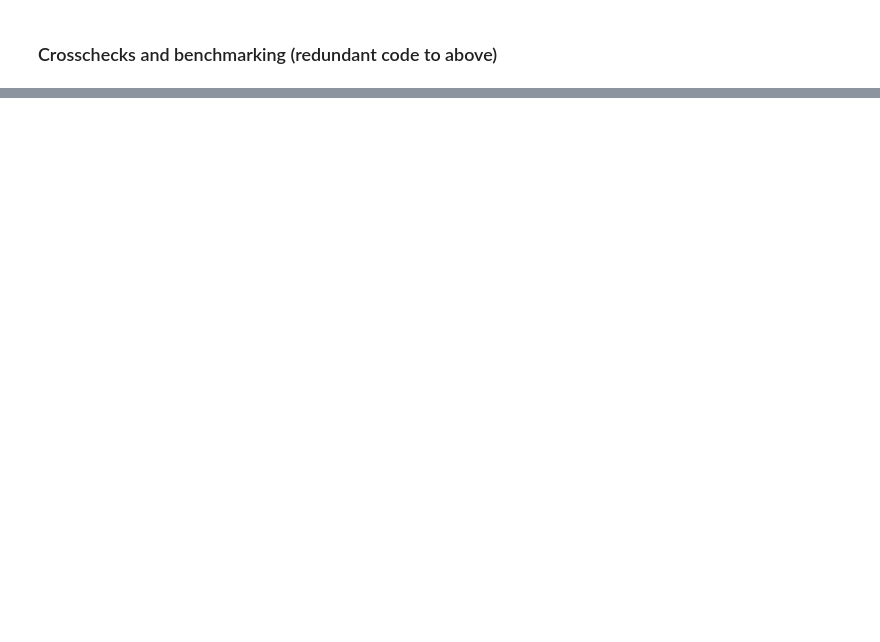
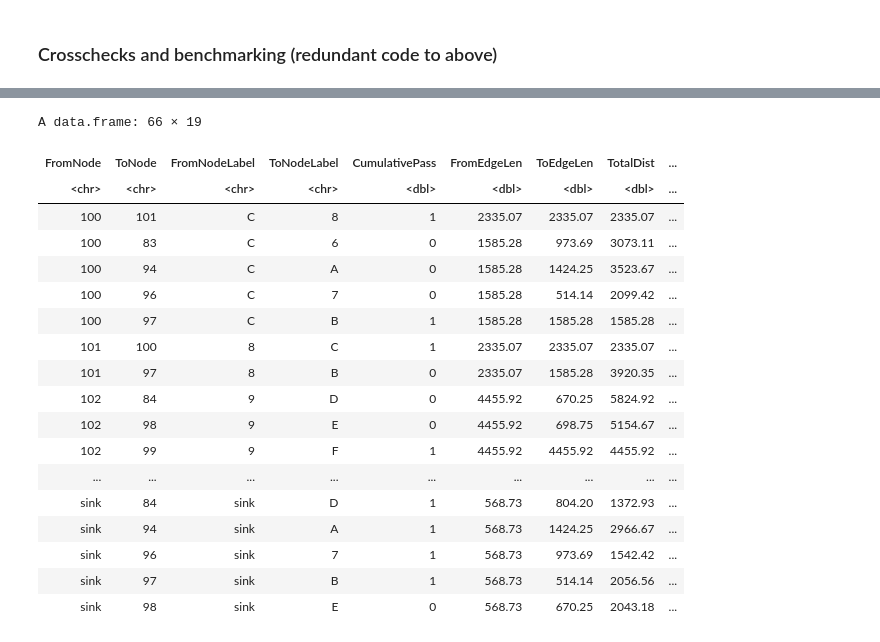
Before and after one commit to goldford/DCI-R-Code-2020, a Jupyter notebook: Dev/DCI Code for Distance Decay 2020.ipynb, the cells around one changed output, grey strips where cells are left out. Saved outputs shown, nothing was run; the diff lists cells and outputs as text; code cells hidden in the pictures; blank space fills up the shorter version.

```diff
--- a/Dev/DCI Code for Distance Decay 2020.ipynb
+++ b/Dev/DCI Code for Distance Decay 2020.ipynb
@@ -718,13 +911,19 @@ DCIs = FALSE
 
 #### (1) DCId - calc_DCId ####
 calc_DCId_2020 <- function(sum_tab_2020=NULL,
-                      FromNode="sink"){
+                           totalhabitatlength=0.0,
+                           FromNode="sink",
+                           bDistanceLim=FALSE){
 
     # filter table
     DCId_data<-subset(sum_tab_2020,FromNode=="sink")
 
     # Credit to Chris Edge Code for avoiding loops in R here:
-    DCId_data$temp <- DCId_data$CumulativePass * (DCId_data$ToEdgeHabLen/totalhabitatlength)
+    if(bDistanceLim==FALSE){
+        DCId_data$temp <- DCId_data$CumulativePass * (DCId_data$ToEdgeHabLen/totalhabitatlength)
+    }else{
+        DCId_data$temp <- DCId_data$CumulativePass * (DCId_data$ToEdgeHabLen/DCId_data$AccessibleHabLen)
+    }
     DCId <- sum(DCId_data$temp)
     DCId
 } # DCId
@@ -732,7 +931,9 @@ calc_DCId_2020 <- function(sum_tab_2020=NULL,
 #### (2) DCIp - calc_DCIp ####
 # Credit to C Edge for shorter code
 calc_DCIp_2020 <- function(sum_tab_2020=NULL,
-                      option="unique"){
+                           totalhabitatlength=0.0,
+                           option="unique",
+                           bDistanceLim=FALSE){
 
     # 'option' = unique / distinct for benchmarking speeds
     # unique = data.table / base r
@@ -754,7 +955,10 @@ calc_DCIp_2020 <- function(sum_tab_2020=NULL,
 
 #### (3) DCIs - calc_DCIs ####
 # can be added into (2) as option see below
-calc_DCIs_2020 <- function (sum_tab_2020=NULL,totalhabitatlength=0.0,option="dt"){
+calc_DCIs_2020 <- function (sum_tab_2020=NULL,
+                            totalhabitatlength=0.0,
+                            option="dt",
+                            bDistanceLim=FALSE){
 
     # option: "dt","dplyr","old"
     # alternative methods for benchmarking
@@ -816,6 +1020,5 @@ calc_DCIs_2020 <- function (sum_tab_2020=NULL,totalhabitatlength=0.0,option="dt"
         DCIs <- 0.0
     }
     return(DCIs)
-
 }
 # %%
@@ -940,0 +1221,19 @@ sink	28.78
+# %%
+modify_sum_tab_2020 <- function(sum_tab_2020 = NULL){
+# summarizes habitat accessible from edges,
+# adds column for accessible hab
+
+    sum_tab_len <- sum_tab_2020 %>%
+    group_by(FromEdgeName) %>%
+    summarise(AccessibleHabLen = sum(ToEdgeHabLen))
+
+    sum_tab_area <- sum_tab_2020 %>%
+    group_by(FromEdgeName) %>%
+    summarise(AccessibleHabArea = sum(ToEdgeHabArea))
+
+    sum_tab_2020 <- sum_tab_2020 %>%
+    left_join(sum_tab_area, by = "FromEdgeName", copy=FALSE) %>%
+    left_join(sum_tab_len, by = "FromEdgeName", copy=FALSE)
+
+    return(sum_tab_2020)
+}
@@ -940,0 +1346,23 @@ sink	28.78
+# %%
+sum_tab_2020 <- modify_sum_tab_2020(sum_tab_2020)
+sum_tab_2020
+# %% [output]
+A data.frame: 66 × 19
+| FromNode | ToNode | FromNodeLabel | ToNodeLabel | CumulativePass | FromEdgeLen | ToEdgeLen | TotalDist | ... |
+| <chr> | <chr> | <chr> | <chr> | <dbl> | <dbl> | <dbl> | <dbl> | ... |
+| 100 | 101 | C | 8 | 1 | 2335.07 | 2335.07 | 2335.07 | ... |
+| 100 | 83 | C | 6 | 0 | 1585.28 | 973.69 | 3073.11 | ... |
+| 100 | 94 | C | A | 0 | 1585.28 | 1424.25 | 3523.67 | ... |
+| 100 | 96 | C | 7 | 0 | 1585.28 | 514.14 | 2099.42 | ... |
+| 100 | 97 | C | B | 1 | 1585.28 | 1585.28 | 1585.28 | ... |
+| 101 | 100 | 8 | C | 1 | 2335.07 | 2335.07 | 2335.07 | ... |
+| 101 | 97 | 8 | B | 0 | 2335.07 | 1585.28 | 3920.35 | ... |
+| 102 | 84 | 9 | D | 0 | 4455.92 | 670.25 | 5824.92 | ... |
+| 102 | 98 | 9 | E | 0 | 4455.92 | 698.75 | 5154.67 | ... |
+| 102 | 99 | 9 | F | 1 | 4455.92 | 4455.92 | 4455.92 | ... |
+| ... | ... | ... | ... | ... | ... | ... | ... | ... |
+| sink | 84 | sink | D | 1 | 568.73 | 804.20 | 1372.93 | ... |
+| sink | 94 | sink | A | 1 | 568.73 | 1424.25 | 2966.67 | ... |
+| sink | 96 | sink | 7 | 1 | 568.73 | 973.69 | 1542.42 | ... |
+| sink | 97 | sink | B | 1 | 568.73 | 514.14 | 2056.56 | ... |
+| sink | 98 | sink | E | 0 | 568.73 | 670.25 | 2043.18 | ... |
```
Also changed, not shown: parts of 31 cells of this notebook.
